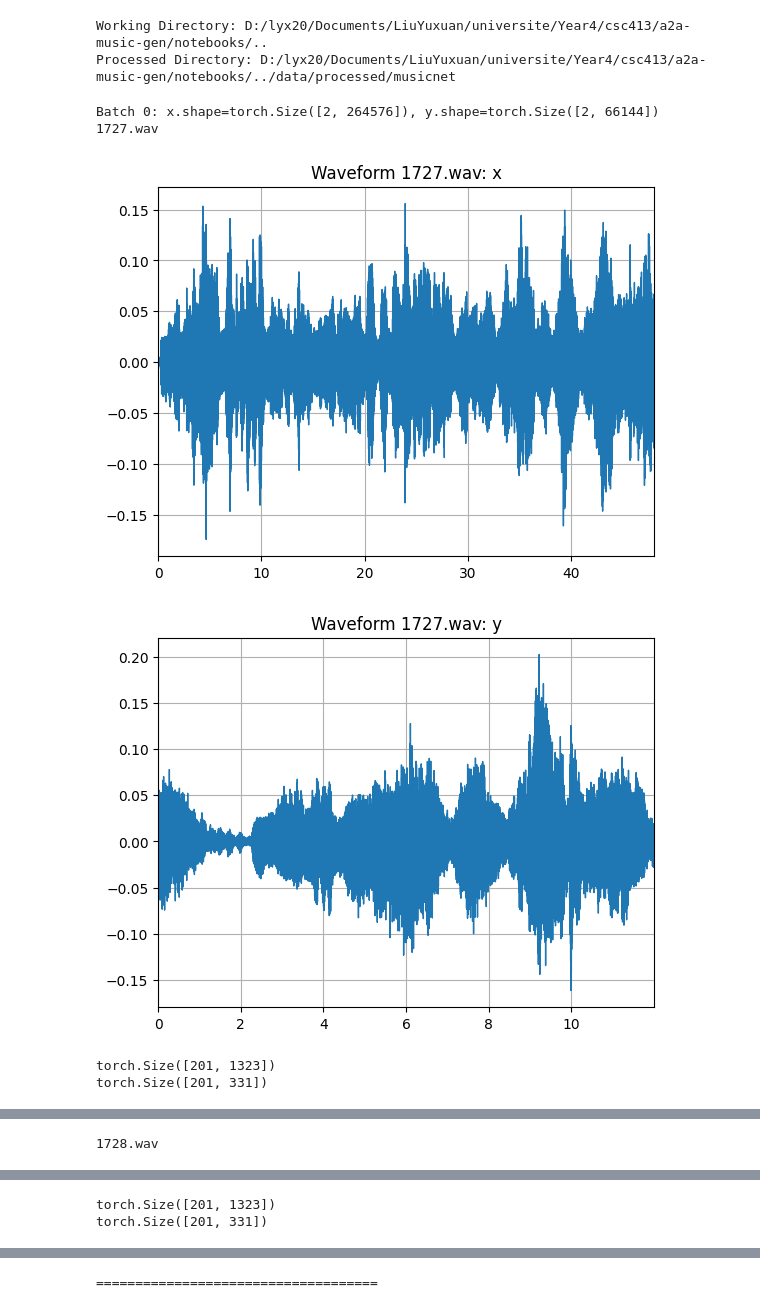
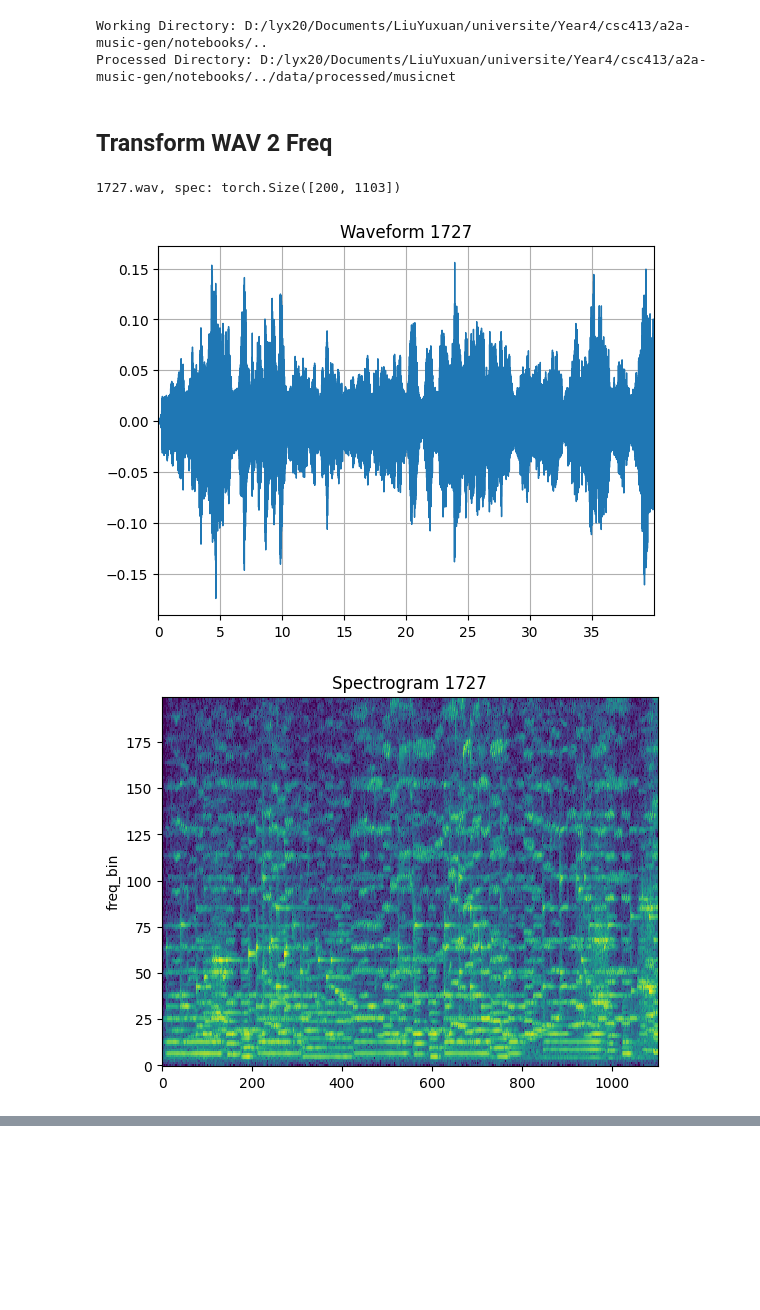
Before and after one commit to rainyuxuan/music-gen, a Jupyter notebook: notebooks/1.0-wav2freq.ipynb, the cells around one changed output, grey strips where cells are left out. Drawn from its saved outputs; the diff is of its cells as text; code cells hidden in the pictures; blank space fills up the shorter version.

Commit message:
18 basic transformer (#22)
Basic Transformer model using Transformer and AST

---------

Co-authored-by: rainyuxuan <yu2001xuan@outlook.com>
Co-authored-by: xunuo <xunuo.xu@mail.utoronto.ca>

```diff
--- a/notebooks/1.0-wav2freq.ipynb
+++ b/notebooks/1.0-wav2freq.ipynb
@@ -21,46 +22,36 @@ print(f"Processed Directory: {processed_dir}")
 # %% [output]
 Working Directory: D:/lyx20/Documents/LiuYuxuan/universite/Year4/csc413/a2a-music-gen/notebooks/..
 Processed Directory: D:/lyx20/Documents/LiuYuxuan/universite/Year4/csc413/a2a-music-gen/notebooks/../data/processed/musicnet
+# %% [markdown]
+## Transform WAV 2 Freq
 # %%
 sr = 44100 // 8
 # %%
-wav_dataset = WaveDataset(f"{wdir}/data/raw/musicnet/train_data", sr=sr)
-wpconfig = WaveProcessorConfig(sr=sr)
+wav_dataset = WaveDataset(f"{wdir}/data/raw/musicnet/train_data", sr=sr, max_sec=40)
+wpconfig = WaveProcessorConfig(sr=sr, n_fft=398)
 wp = WaveProcessor(wpconfig)
 
-wav_loader = DataLoader(wav_dataset, batch_size=2, shuffle=False)
-for b, (xs, ys, fnames) in enumerate(wav_loader):
-    print(f"Batch {b}: x.shape={xs.shape}, y.shape={ys.shape}")
-    for x, y, fname in zip(xs, ys, fnames):
-        print(f"{fname}")
-        if b % 20 == 0:
-            plot_waveform(x, sr, title=f"Waveform {fname}: x")
-            plot_waveform(y, sr, title=f"Waveform {fname}: y")
+wav_loader = DataLoader(wav_dataset, batch_size=50, shuffle=False)
+for b, (xs, fnames) in enumerate(tqdm(wav_loader)):
+    # print(f"Batch {b}: x.shape={xs.shape}")
+    for i, (x, fname) in enumerate(zip(xs, fnames)):
+        input_spec = wp.wav2freq(x)
 
-        input_spec = wp.wav2freq(x)
-        print(input_spec.shape)
-        label_spec = wp.wav2freq(y)
-        print(label_spec.shape)
-
-        if b % 20 == 0:
-            plot_spectrogram(input_spec, title=f"Spectrogram {fname}: x")
-            plot_spectrogram(label_spec, title=f"Spectrogram {fname}: y")
+        if b % 20 == 0 and i == 0:
+            print(f"{fname}.wav, spec:", input_spec.shape)
+            plot_waveform(x, sr, title=f"Waveform {fname}")
+            plot_spectrogram(input_spec, title=f"Spectrogram {fname}")
 
         SpectrogramDataset.save(input_spec, f"{processed_dir}/train_data", fname)
-        SpectrogramDataset.save(
-            label_spec, f"{processed_dir}/train_labels", fname, is_label=True
-        )
         SpectrogramDataset.save_metadata(
             wpconfig.to_dict(), f"{processed_dir}/train_meta", fname
         )
 
-    print("====================================")
-    if b == 0:
-        break
+    # print("====================================")
+    # if b == 10:
+    #     break
+plt.show()
 # %% [output]
-Batch 0: x.shape=torch.Size([2, 264576]), y.shape=torch.Size([2, 66144])
-1727.wav
+1727.wav, spec: torch.Size([200, 1103])
-[figure, old version]
+[figure, new version]
-[figure, old version]
+[figure, new version]
-torch.Size([201, 1323])
-torch.Size([201, 331])
@@ -69 +57,0 @@ torch.Size([201, 331])
-1728.wav
@@ -72,2 +57,0 @@ torch.Size([201, 331])
-torch.Size([201, 1323])
-torch.Size([201, 331])
@@ -76 +57,0 @@ torch.Size([201, 331])
-====================================
```
Also changed, not shown: parts of 5 cells of this notebook, 7 other files.
